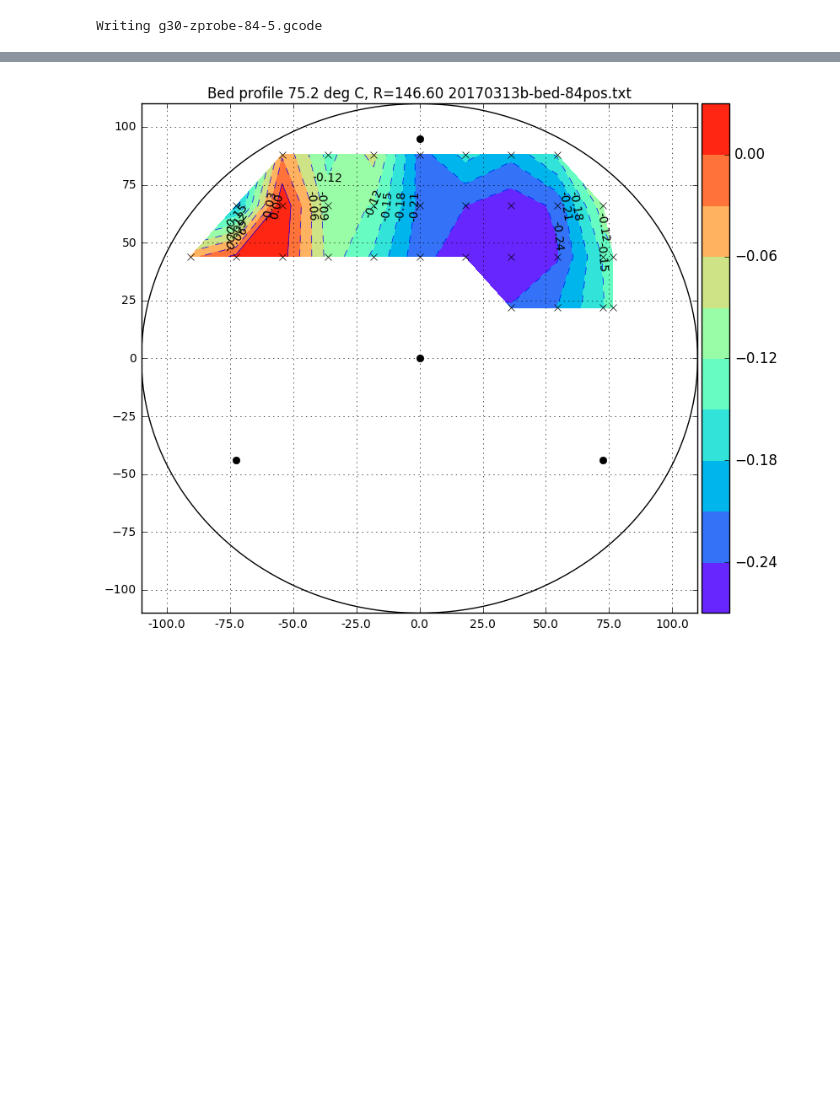
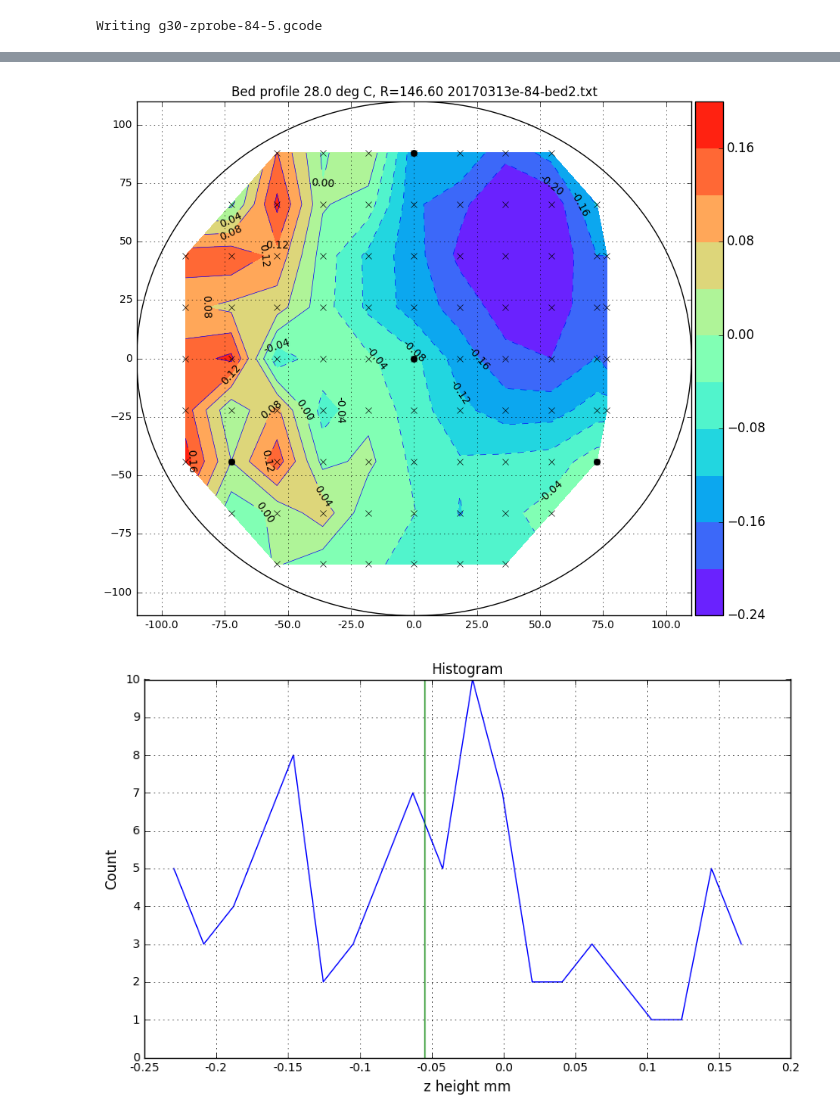
Before and after one commit to NelisW/my3D-Trium, a Jupyter notebook: building/CalcProbePoints.ipynb, the cells around one changed output, grey strips where cells are left out. Cells and saved outputs as stored; diff of their text form; code cells hidden in the pictures; blank space fills up the shorter version.

```diff
--- a/building/CalcProbePoints.ipynb
+++ b/building/CalcProbePoints.ipynb
@@ -115,0 +128,15 @@ unique y values:
+# %%
+
+p = ryplot.Plotter(2,1,2,figsize=(12,5));
+
+p.meshContour(1,xx,yy,valid,contLabel=False,cbarshow=False,drawGrid=True,
+              levels=1,pltaxis=[-150,150,-150,150],ptitle='Probe position');
+p.plot(1,xb,yb,plotCol=['k']);
+p.plot(1,xx[valid],yy[valid],plotCol=['k'],markers=['x'],linestyle='');
+
+
+p.meshContour(2,xx-xoffset,yy-yoffset,valid,contLabel=False,cbarshow=False,drawGrid=True,
+              levels=1,pltaxis=[-150,150,-150,150],ptitle='Nozzle position');
+p.plot(2,xb,yb,plotCol=['k']);
+p.plot(2,xx[valid]-xoffset,yy[valid]-yoffset,plotCol=['k'],markers=['x'],linestyle='');
+p.plot(2,xt,yt,plotCol=['k']);
@@ -149,6 +182,7 @@ with open(filename,'w') as fo:
             fo.write('G30\n')
         if not ie % numg28:
             fo.write('G28  ; home: reset coord sys by reading MAX endstops\n')
+            fo.write('G28  ; home: reset coord sys by reading MAX endstops\n')
 
     fo.write(footer)
 # %% [output]
@@ -158,31 +194,32 @@ Writing g30-zprobe-84-5.gcode
 def plotBed(filename,zProbeTrigger,shimThickness):
     validlines = []
     tdone = False
+    bedtemp = ''
     with open(filename,'r') as fin:
         lines = fin.readlines()
         for line in lines:
             line = line.strip()
-            lstl = line.split(' ')
-            # only use lines with Bed X: in them for dataframe
-            if 'Bed X:' in line:
-                # remove unwanted clutter, keep only x,y,z
-                validlines.append([float(lstl[i]) for i in [4,6,8]])
-            # if temperature lines, get values
-            if not tdone and 'ok' in line and 'T:' in line and 'B:' in line:
-                print('Time {} '.format(lstl[0]))
-                bedtemp = lstl[5].split(':')[1]
-                print('Bed temperature is {} deg C'.format(bedtemp))
-                print('Nozzle temperature is {} deg C'.format(lstl[3].split(':')[1]))
-                tdone = True
-            if 'M665' in line:
-                drad = lstl[6][1:]
+            if len(line)>3:
+                if '>' in line[0] or '<' in line[0]:
+                    line = line[2:]
+                lstl = line.split(' ')
+                # only use lines with Bed X: in them for dataframe
+                if 'Bed X:' in line:
+                    # remove unwanted clutter, keep only x,y,z
+                    validlines.append([float(lstl[i]) for i in [4,6,8]])
+                # if temperature lines, get values
+                if not tdone and 'ok' in line and 'T:' in line and 'B:' in line:
+                    print(line)
+                    print('Time {} '.format(lstl[0]))
+                    bedtemp = lstl[5].split(':')[1]
+                    print('Bed temperature is {} deg C'.format(bedtemp))
+                    print('Nozzle temperature is {} deg C'.format(lstl[3].split(':')[1]))
+                    tdone = True
+                if 'M665' in line:
+                    drad = lstl[6][1:]
 
-
-# 22:50:02.719 : echo:  M665 L278.00 R147.50 S100.00 A0.00 B0.00 C0.00
-
-
-    #
-    cmark = np.asarray([[0,0],[-72.5,-44],[72.5,-44],[0,95]])
+    # here are the points used
+    calibsamples = np.asarray([[0,0],[-72.5,-44],[72.5,-44],[0,88]])
 
     # make pandas dataframe
     df = pd.DataFrame(validlines,columns=['x','y','z'])
@@ -202,9 +239,15 @@ def plotBed(filename,zProbeTrigger,shimThickness):
     xUm,yUm = np.meshgrid(xUni,yUni)
 
     dfp = dfr.pivot(index='y', columns='x', values='z')
+    dfpflat = dfp.values.flatten()
+    print('\nBed statistics: min={:.3f}  mean={:.3f}  max={:.3f} spread={:.3f}\n'.format(
+            np.nanmin(dfpflat),np.nanmean(dfpflat), np.nanmax(dfpflat),
+            np.nanmax(dfpflat)-np.nanmin(dfpflat)))
+
+#     zC = dfp.ix[]
     print(dfp)
 
-    p = ryplot.Plotter(1,1,1,figsize=(9,8));
+    p = ryplot.Plotter(1,1,1,figsize=(10,9));
     # q = ryplot.Plotter(2,figsize=(15,15));
     p.meshContour(1,xUm,yUm,dfp,cbarshow=True,drawGrid=True,
                   levels=10,pltaxis=[-110,110,-110,110],contLabel=True,contFonSz=10,
@@ -212,7 +255,15 @@ def plotBed(filename,zProbeTrigger,shimThickness):
 
     p.plot(1,xb,yb,plotCol=['k']);
     p.plot(1,dfr['x'],dfr['y'],markers=['x'],linestyle='',plotCol=['k'],linewidths=[1]);
-    p.plot(1,cmark[:,0],cmark[:,1],markers=['o'],linestyle='',plotCol=['k'],linewidths=[1]);
+    p.plot(1,calibsamples[:,0],calibsamples[:,1],markers=['o'],linestyle='',plotCol=['k'],linewidths=[1]);
 
-plotBed('20170313b-bed-84pos.txt',zProbeTrigger=0.7,shimThickness=0.1)
+    q = ryplot.Plotter(2,1,1,figsize=(10,6))
+    dfpflatnan = dfpflat[np.logical_not(np.isnan(dfpflat))]
+    val, bins = np.histogram(dfpflatnan,bins=20)
+    q.plot(1,(bins[:-1]+bins[1:])/2., val)
+    q.plot(1,np.asarray([np.nanmean(dfpflat),np.nanmean(dfpflat)]),np.asarray([0,np.max(val)]),
+          'Histogram','z height mm','Count')
+
+
+plotBed('20170313e-84-bed2.txt',zProbeTrigger=0.7,shimThickness=0.1)
 # %% [output]
@@ -235 +288,2 @@ y
-[figure, old version]
+[figure, new version]
+[figure, added]
```
Also changed, not shown: parts of 15 cells of this notebook, 5 other files.
